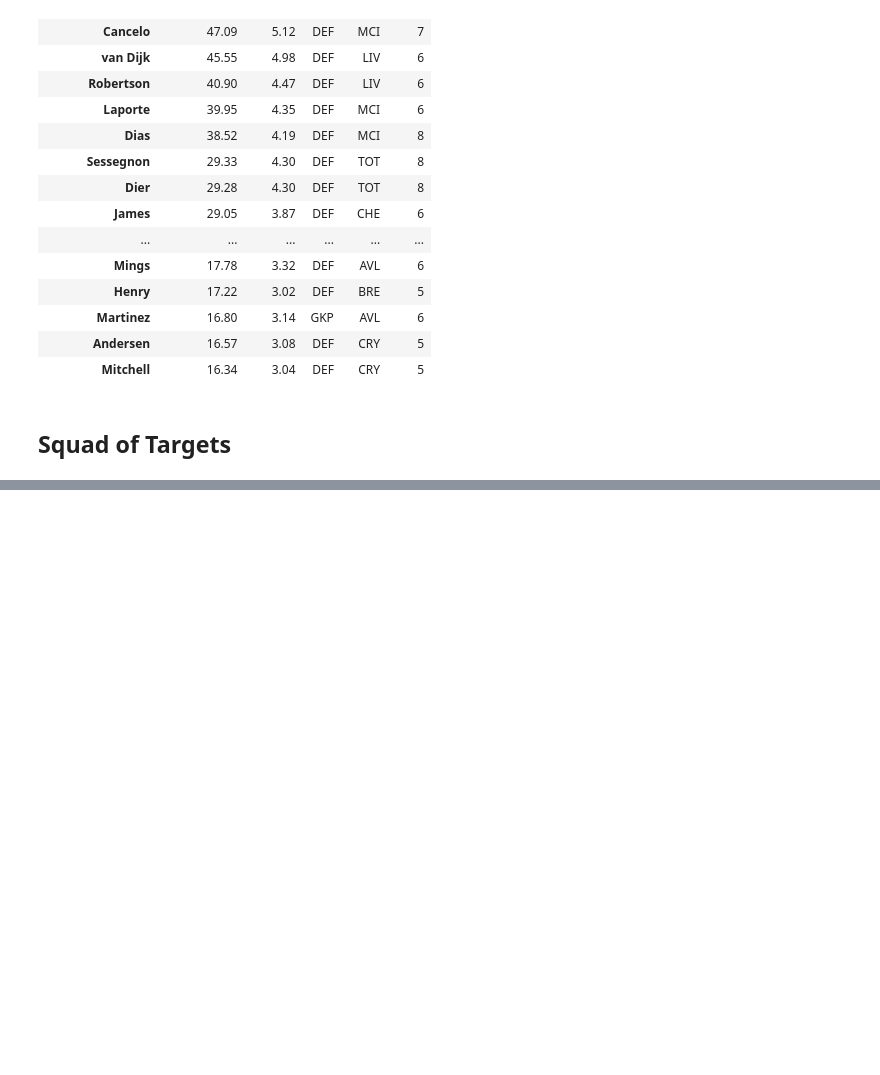
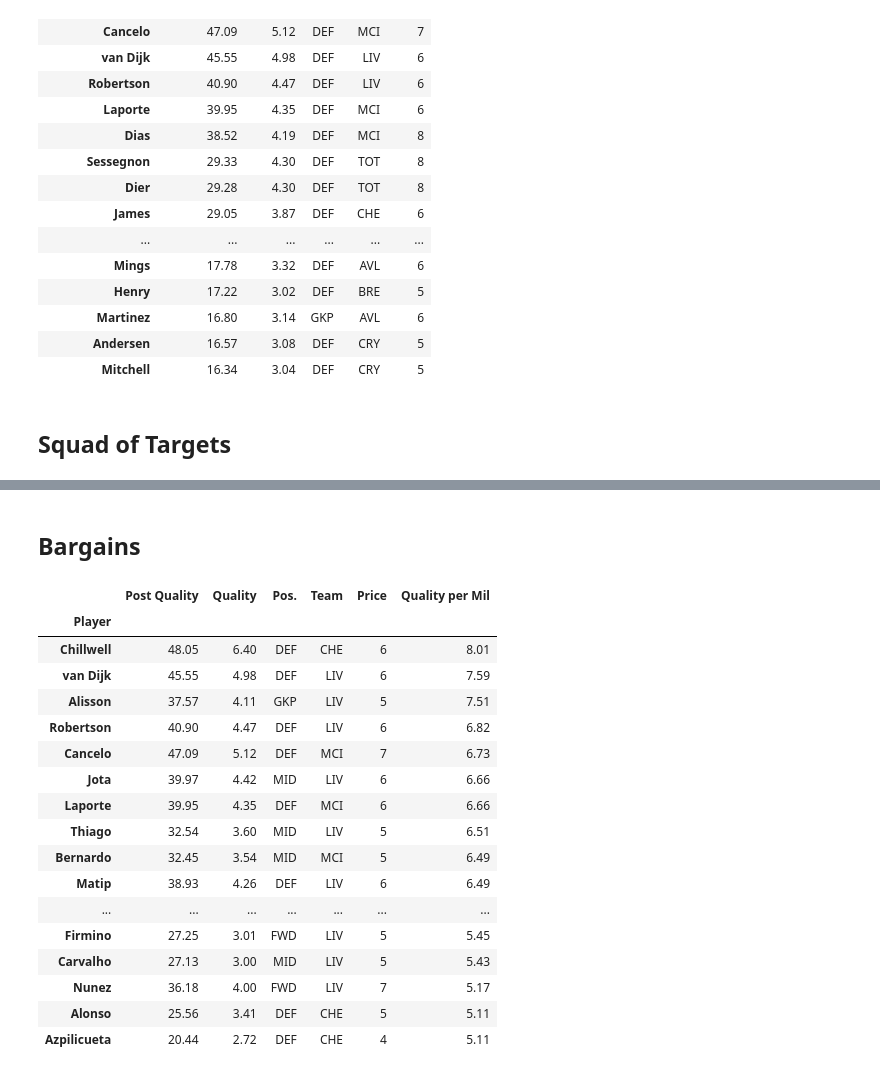
Before and after one commit to ivannoden/FPL, a Jupyter notebook: FPL_analysis.ipynb, the cells around one changed output, grey strips where cells are left out. Drawn from its saved outputs; the diff is of its cells as text; code cells hidden in the pictures; blank space fills up the shorter version.

```diff
--- a/FPL_analysis.ipynb
+++ b/FPL_analysis.ipynb
@@ -165,0 +166,27 @@ targets_squad
+# %% [markdown]
+## **Bargains**
+# %%
+bargains = post_quality_players.copy()
+
+bargains["Quality per Mil"] = bargains.apply(lambda row: row["Post Quality"] / row["Price"], axis=1)
+bargains = bargains.sort_values("Quality per Mil", ascending=False)
+bargains.head(20)
+# %% [output]
+|  | Post Quality | Quality | Pos. | Team | Price | Quality per Mil |
+| Player |  |  |  |  |  |  |
+| Chillwell | 48.05 | 6.40 | DEF | CHE | 6 | 8.01 |
+| van Dijk | 45.55 | 4.98 | DEF | LIV | 6 | 7.59 |
+| Alisson | 37.57 | 4.11 | GKP | LIV | 5 | 7.51 |
+| Robertson | 40.90 | 4.47 | DEF | LIV | 6 | 6.82 |
+| Cancelo | 47.09 | 5.12 | DEF | MCI | 7 | 6.73 |
+| Jota | 39.97 | 4.42 | MID | LIV | 6 | 6.66 |
+| Laporte | 39.95 | 4.35 | DEF | MCI | 6 | 6.66 |
+| Thiago | 32.54 | 3.60 | MID | LIV | 5 | 6.51 |
+| Bernardo | 32.45 | 3.54 | MID | MCI | 5 | 6.49 |
+| Matip | 38.93 | 4.26 | DEF | LIV | 6 | 6.49 |
+| ... | ... | ... | ... | ... | ... | ... |
+| Firmino | 27.25 | 3.01 | FWD | LIV | 5 | 5.45 |
+| Carvalho | 27.13 | 3.00 | MID | LIV | 5 | 5.43 |
+| Nunez | 36.18 | 4.00 | FWD | LIV | 7 | 5.17 |
+| Alonso | 25.56 | 3.41 | DEF | CHE | 5 | 5.11 |
+| Azpilicueta | 20.44 | 2.72 | DEF | CHE | 4 | 5.11 |
```
Also changed, not shown: parts of 4 cells of this notebook, 3 other files.
